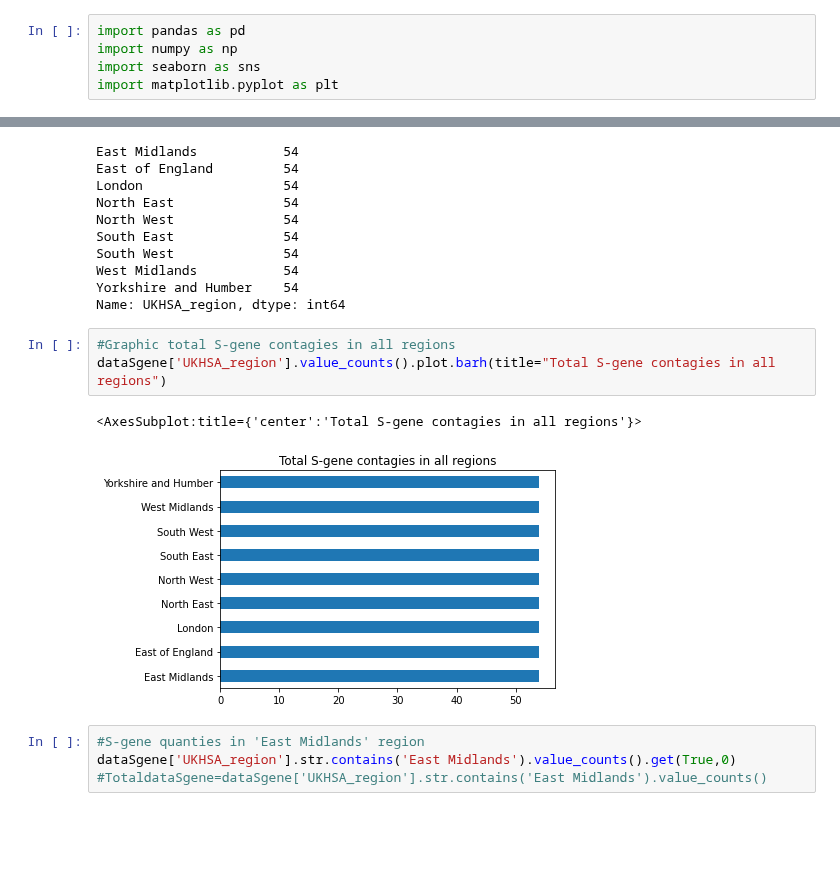
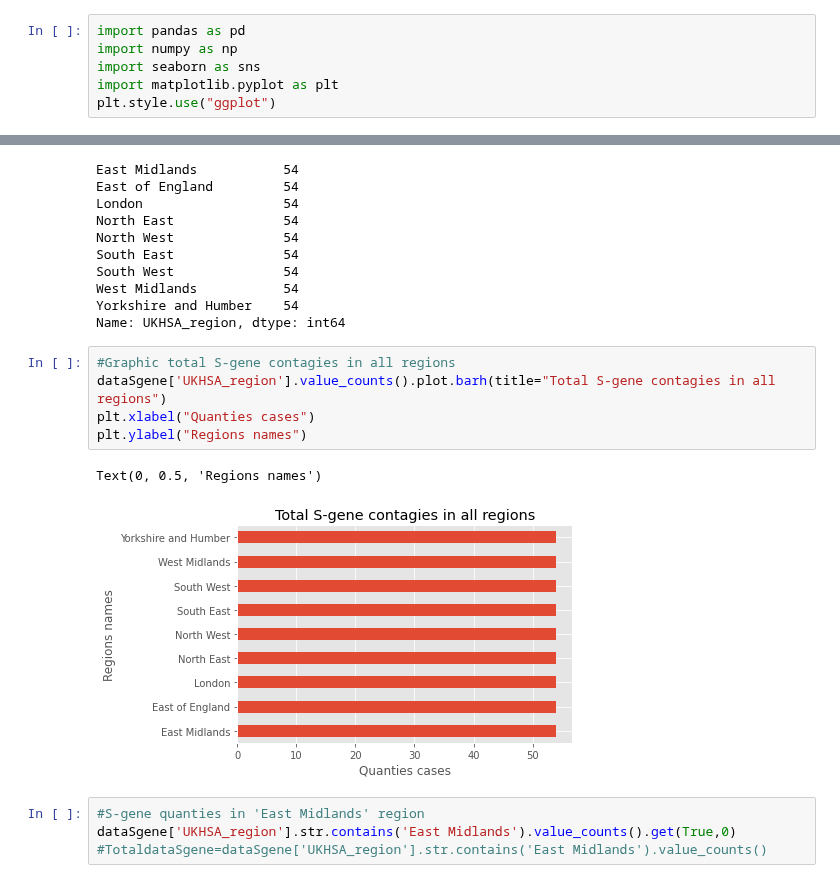
Before and after one commit to orlando074/-micron-in-UK-data-analysis, a Jupyter notebook: OmicronVirus test dataAnalyze.ipynb, the cells around one changed output, grey strips where cells are left out. Cells and saved outputs as stored; diff of their text form; blank space fills up the shorter version.

```diff
--- a/OmicronVirus test dataAnalyze.ipynb
+++ b/OmicronVirus test dataAnalyze.ipynb
@@ -3,6 +3,7 @@ import pandas as pd
 import numpy as np
 import seaborn as sns
 import matplotlib.pyplot as plt
+plt.style.use("ggplot")
 # %%
 data = pd.read_csv('/home/orlando131/Documentos/DataScience/OmicronEurope/sgtf_regionepicurve_2021-12-26.csv')
 # %%
@@ -180,9 +183,11 @@ Name: UKHSA_region, dtype: int64
 # %%
 #Graphic total S-gene contagies in all regions
 dataSgene['UKHSA_region'].value_counts().plot.barh(title="Total S-gene contagies in all regions")
+plt.xlabel("Quanties cases")
+plt.ylabel("Regions names")
 # %% [output]
-<AxesSubplot:title={'center':'Total S-gene contagies in all regions'}>
+Text(0, 0.5, 'Regions names')
-[figure, old version]
+[figure, new version]
 # %%
 #S-gene quanties in 'East Midlands' region
 dataSgene['UKHSA_region'].str.contains('East Midlands').value_counts().get(True,0)
```
Also changed, not shown: parts of 5 cells of this notebook.
